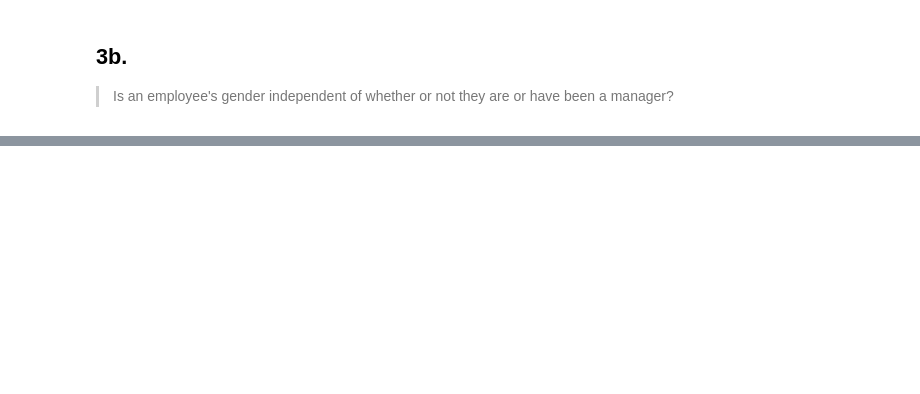
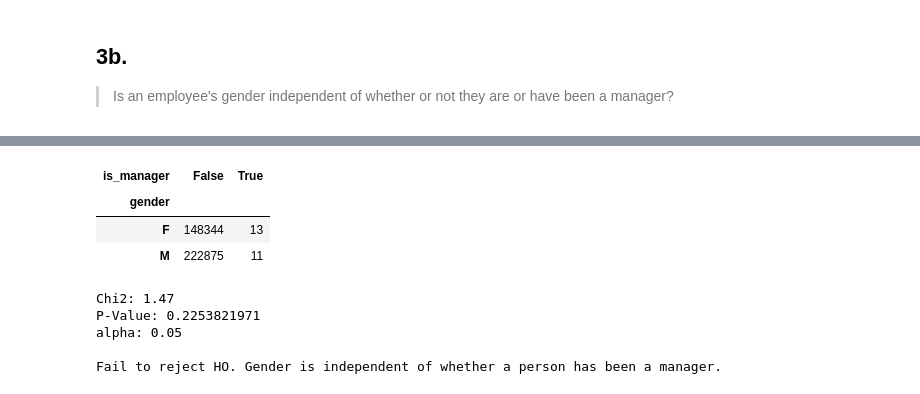
Before and after one commit to Promeos/statistics-exercises, a Jupyter notebook: hypothesis_testing.ipynb, the cells around one changed output, grey strips where cells are left out. Saved outputs shown, nothing was run; the diff lists cells and outputs as text; code cells hidden in the pictures; blank space fills up the shorter version.

```diff
--- a/hypothesis_testing.ipynb
+++ b/hypothesis_testing.ipynb
@@ -1412,3 +1448,5 @@ url)
 # %% [markdown]
 ## 3b.
 > Is an employee's gender independent of whether or not they are or have been a manager?
+# %%
+df_emp = pd.read_csv('employees_salaries.csv')
@@ -1414,0 +1464,31 @@ url)
+# %%
+df_emp['is_manager'] = df_emp.title == 'Manager'
+df_emp = df_emp[df_emp.to_date == '9999-01-01']
+# %%
+gender_title = pd.crosstab(df_emp.gender, df_emp.is_manager)
+# %%
+gender_title
+# %% [output]
+| is_manager | False | True |
+| gender |  |  |
+| F | 148344 | 13 |
+| M | 222875 | 11 |
+# %%
+chi2, p, degf, expected = stats.chi2_contingency(gender_title)
+
+print(("Chi2: {:.2f}" \
+      "\nP-Value: {:.10f}\nalpha: {:.2f}\n").format(chi2, p, alpha))
+
+if p < alpha:
+    print("P-Value is less than alpha:")
+    print('Reject HO (for Ha). Gender' \
+          ' is dependent on whether a person has been a manager.')
+else:
+    print('Fail to reject HO. Gender' \
+          ' is independent of whether a person has been a manager.')
+# %% [output]
+Chi2: 1.47
+P-Value: 0.2253821971
+alpha: 0.05
+
+Fail to reject HO. Gender is independent of whether a person has been a manager.
```
Also changed, not shown: parts of 23 cells of this notebook.
